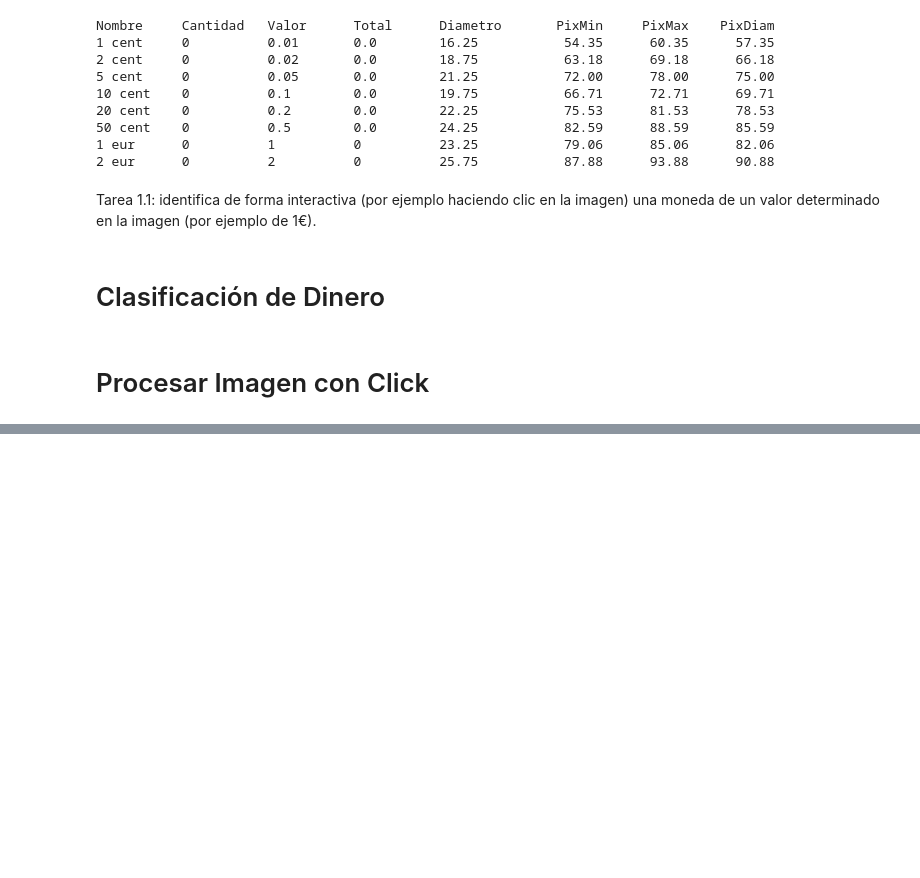
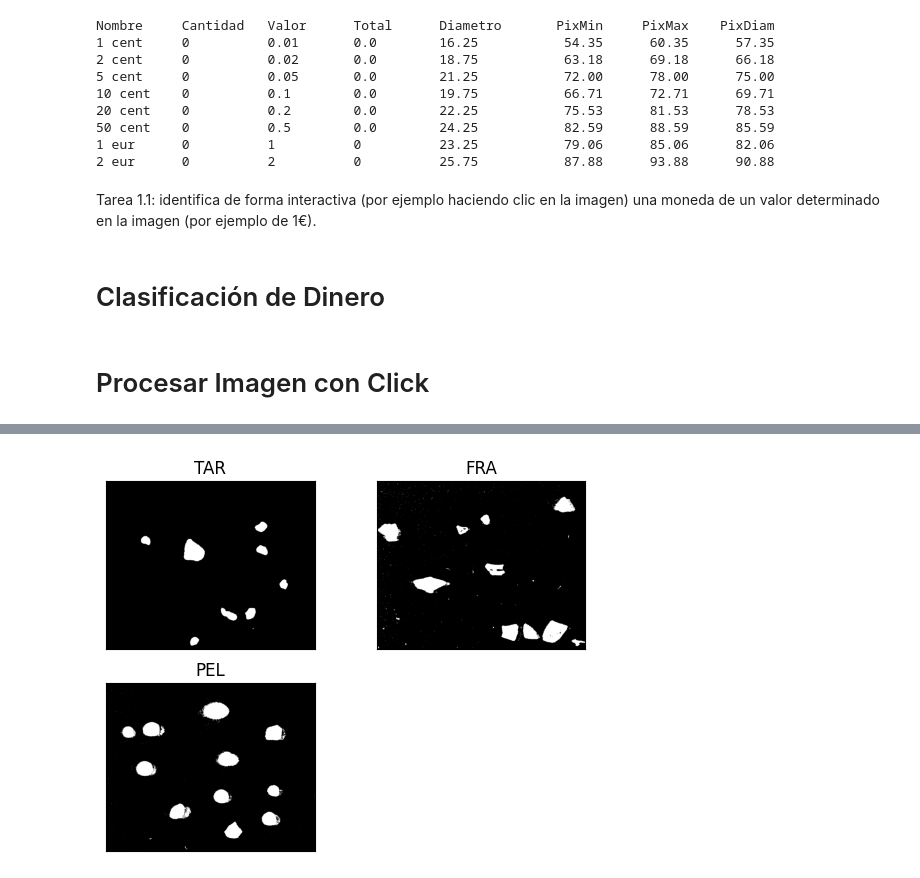
Before and after one commit to AdriTN/Pr-cticas-VC, a Jupyter notebook: P3/VC_P3.ipynb, the cells around one changed output, grey strips where cells are left out. Saved outputs shown, nothing was run; the diff lists cells and outputs as text; code cells hidden in the pictures; blank space fills up the shorter version.

```diff
--- a/P3/VC_P3.ipynb
+++ b/P3/VC_P3.ipynb
@@ -527,0 +556,63 @@ Valor total de las monedas:  3.88 eur
+# %%
+def calcular_estadisticas(caracteristicas):
+    max_val = np.max(caracteristicas, axis=0)
+    mean_val = np.mean(caracteristicas, axis=0)
+    min_val = np.min(caracteristicas, axis=0)
+    return max_val, mean_val, min_val
+# %%
+# Lista de imágenes y títulos
+rutas_imagenes = ['assets/TAR.png', 'assets/FRA.png', 'assets/PEL.png']
+titulos_imagenes = ['TAR', 'FRA', 'PEL']
+
+# Diccionario de umbrales para cada imagen
+valores_umbral = {
+    'assets/TAR.png': 90,
+    'assets/FRA.png': 130,
+    'assets/PEL.png': 115
+}
+
+# Diccionario para almacenar las propiedades de cada tipo de imagen
+propiedades_tipo_imagen = {
+    'assets/TAR.png': [],
+    'assets/FRA.png': [],
+    'assets/PEL.png': []
+}
+
+procesadas_imagenes = []
+
+# Proceso de lectura y análisis de las imágenes
+for ruta in rutas_imagenes:
+    # Obtener el umbral del diccionario
+    umbral_actual = valores_umbral.get(ruta, 0)
+
+    imagen = cv2.imread(ruta)
+    imagen_gris = cv2.cvtColor(imagen, cv2.COLOR_BGR2GRAY)
+    _, imagen_umbralizada = cv2.threshold(imagen_gris, umbral_actual, 255, cv2.THRESH_BINARY_INV)
+    # Agregar la imagen umbralizada a la lista de imágenes procesadas
+    procesadas_imagenes.append(imagen_umbralizada)
+
+    contornos_imagen, _ = cv2.findContours(imagen_umbralizada, cv2.RETR_EXTERNAL, cv2.CHAIN_APPROX_SIMPLE)
+
+    # Iterar sobre los contornos detectados en la imagen
+    for contorno_actual in contornos_imagen:
+        # Extraer las propiedades geométricas del contorno
+        propiedades_contorno = extraerPropiedades(contorno_actual)
+        if propiedades_contorno is not None:
+            # Añadir las propiedades al tipo correspondiente
+            propiedades_tipo_imagen[ruta].append(propiedades_contorno)
+
+# Calcular estadísticas para cada conjunto de propiedades
+resultados_estadisticos = {}
+for ruta_imagen, propiedades in propiedades_tipo_imagen.items():
+    if propiedades:  # Asegurarse de que no esté vacío
+        resultados_estadisticos[ruta_imagen] = calcular_estadisticas(propiedades)
+
+# Visualización de las imágenes procesadas
+for i in range(len(procesadas_imagenes)):
+    plt.subplot(2, 2, i + 1), plt.imshow(procesadas_imagenes[i], 'gray')
+    plt.title(titulos_imagenes[i])
+    plt.xticks([]), plt.yticks([])
+
+plt.show()
+# %% [output]
+[figure, added]
```
Also changed, not shown: parts of 8 cells of this notebook, 9 other files.
